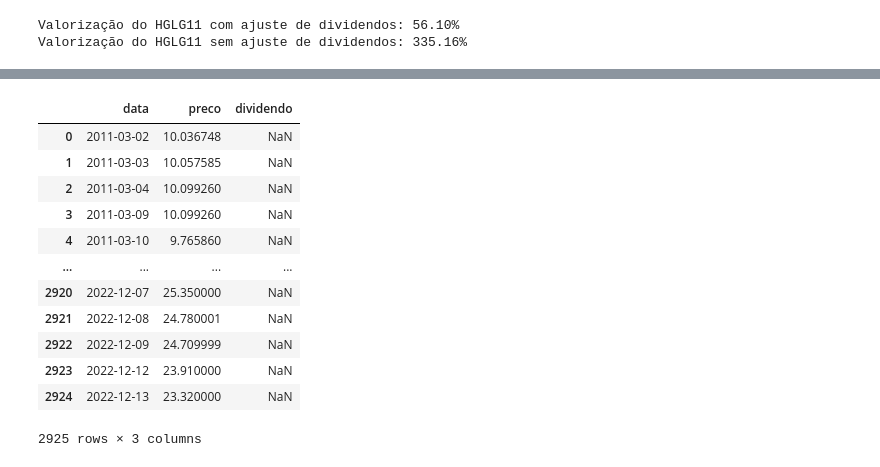
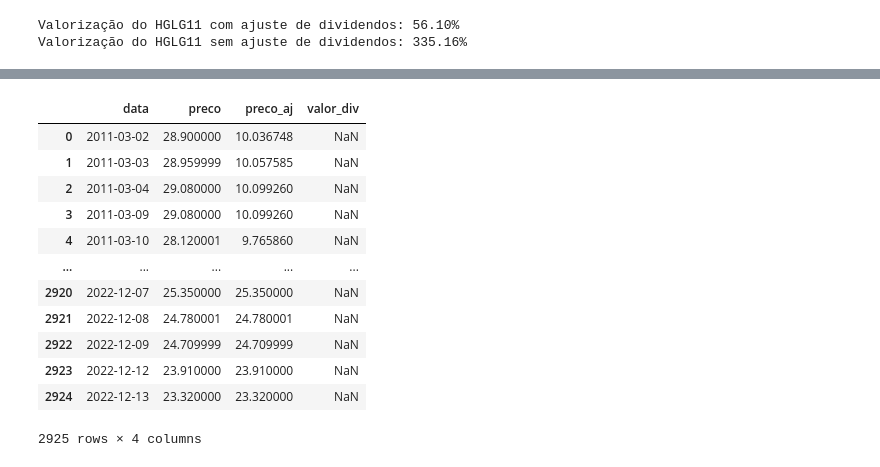
Before and after one commit to crdcj/medium, a Jupyter notebook: HGLG/hglg_petr.ipynb, the cells around one changed output, grey strips where cells are left out. Saved outputs shown, nothing was run; the diff lists cells and outputs as text; code cells hidden in the pictures.

```diff
--- a/HGLG/ajustar_precos.ipynb
+++ b/HGLG/hglg_petr.ipynb
@@ -41,39 +42,5 @@ hglg_divs
 | 139 | 2022-10-31 | 1.10 |
 | 140 | 2022-11-30 | 1.10 |
 141 rows × 2 columns
-# %%
-def ajustar_precos(df_precos: pd.DataFrame, df_divs: pd.DataFrame) -> pd.DataFrame:
-    """Ajusta o preço do ativo de acordo com o valor do dividendo pago.
-
-    Parâmetros:
-        df_precos: dataFrame com as colunas "data" e "preco" do ativo
-        df_divs: dataFrame com as colunas "data" e "dividendo", sendo "data"
-                 a data base do dividendo pago (data anterior à data ex-dividendo)
-
-    Retorno: dataFrame com as colunas "data" e "preco" ajustado para trás de acordo com
-             o dividendo pago (preço mais recente inalterado).
-             Demais colunas do dataframe são mantidas inalteradas.
-    """
-    # Ajustar as datas de dividendos para que a data tenha tido necessariamente negociação
-    df_divs['data'] = df_divs['data'].apply(
-        lambda x: df_precos.query('data <= @x')['data'].max()
-    )
-    # Incorporar os dados de dividendos em df_precos
-    df_precos = df_precos.merge(df_divs, how='left')
-    # Calcular o fator de ajuste
-    df_precos["ajuste"] = 1 - df_precos["dividendo"] / df_precos["preco"]
-    # Preencher os valores faltantes com 1 para o cálculo do acumulado
-    df_precos["ajuste"] = df_precos["ajuste"].fillna(1)
-    # Ordenar as datas da mais nova p/ a mais antiga -> preço inalterado na data mais recente
-    df_precos.sort_values("data", ascending=False, ignore_index=True, inplace=True)
-    # Calcular o acumulado do fator de ajuste
-    df_precos["ajuste_acum"] = df_precos["ajuste"].cumprod()
-    # Ajustar o preço do ativo
-    df_precos["preco"] = df_precos["preco"] * df_precos["ajuste_acum"]
-    # Remover colunas criadas para o cálculo do ajuste
-    df_precos.drop(columns=["ajuste", "ajuste_acum"], inplace=True)
-    # Voltar a ordenar as datas da mais antiga p/ a mais nova
-    df_precos.sort_values("data", ascending=True, ignore_index=True, inplace=True)
-    return df_precos
 # %%
 ajustar_precos(hglg_precos, hglg_divs)
@@ -202,0 +164,3 @@ petr_divs[-5:]
+# %%
+petr_divs = pd.read_csv('data/petr_divs.csv', parse_dates=['data_com'])
+petr_divs[-5:]
@@ -203,18 +174,18 @@ petr_divs[-5:]
 # %%
 # Ajustart os preços de fechamento da PETR4
-petr_precos_ajustados = ajustar_precos(petr_precos, petr_divs)
-petr_precos_ajustados
+petr_precos = ajustar_precos(petr_precos, petr_divs)
+petr_precos
 # %% [output]
-|  | data | preco | dividendo |
-| 0 | 2011-03-02 | 10.036748 | NaN |
-| 1 | 2011-03-03 | 10.057585 | NaN |
-| 2 | 2011-03-04 | 10.099260 | NaN |
-| 3 | 2011-03-09 | 10.099260 | NaN |
-| 4 | 2011-03-10 | 9.765860 | NaN |
-| ... | ... | ... | ... |
-| 2920 | 2022-12-07 | 25.350000 | NaN |
-| 2921 | 2022-12-08 | 24.780001 | NaN |
-| 2922 | 2022-12-09 | 24.709999 | NaN |
-| 2923 | 2022-12-12 | 23.910000 | NaN |
-| 2924 | 2022-12-13 | 23.320000 | NaN |
+|  | data | preco | preco_aj | valor_div |
+| 0 | 2011-03-02 | 28.900000 | 10.036748 | NaN |
+| 1 | 2011-03-03 | 28.959999 | 10.057585 | NaN |
+| 2 | 2011-03-04 | 29.080000 | 10.099260 | NaN |
+| 3 | 2011-03-09 | 29.080000 | 10.099260 | NaN |
+| 4 | 2011-03-10 | 28.120001 | 9.765860 | NaN |
+| ... | ... | ... | ... | ... |
+| 2920 | 2022-12-07 | 25.350000 | 25.350000 | NaN |
+| 2921 | 2022-12-08 | 24.780001 | 24.780001 | NaN |
+| 2922 | 2022-12-09 | 24.709999 | 24.709999 | NaN |
+| 2923 | 2022-12-12 | 23.910000 | 23.910000 | NaN |
+| 2924 | 2022-12-13 | 23.320000 | 23.320000 | NaN |
-2925 rows × 3 columns
+2925 rows × 4 columns
```
Also changed, not shown: parts of 19 cells of this notebook, 3 other files.
